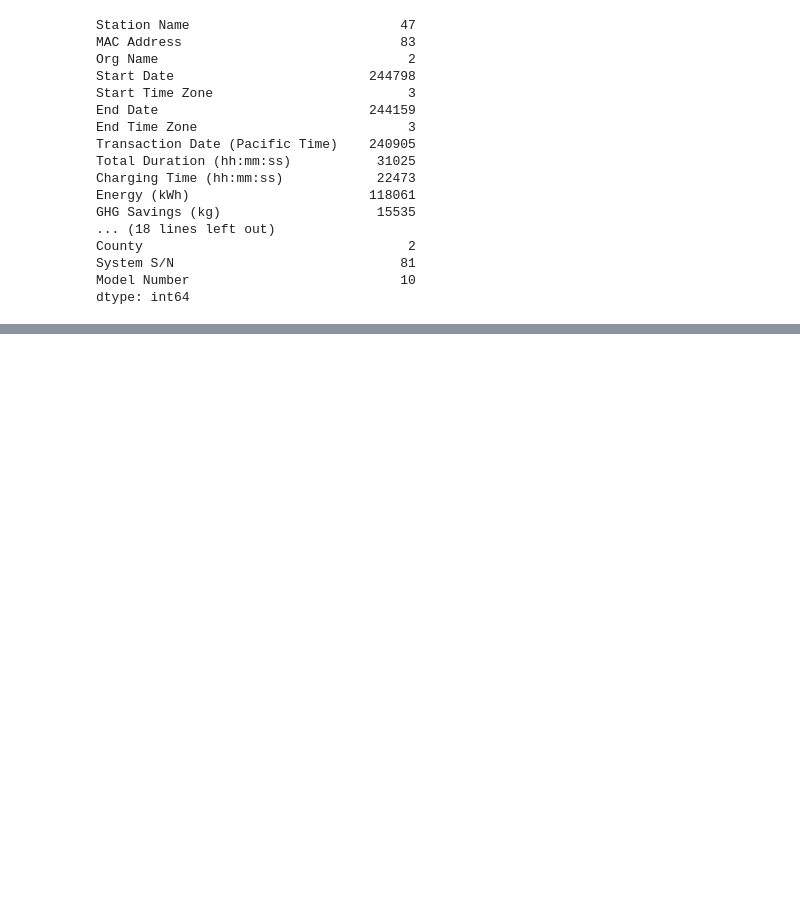
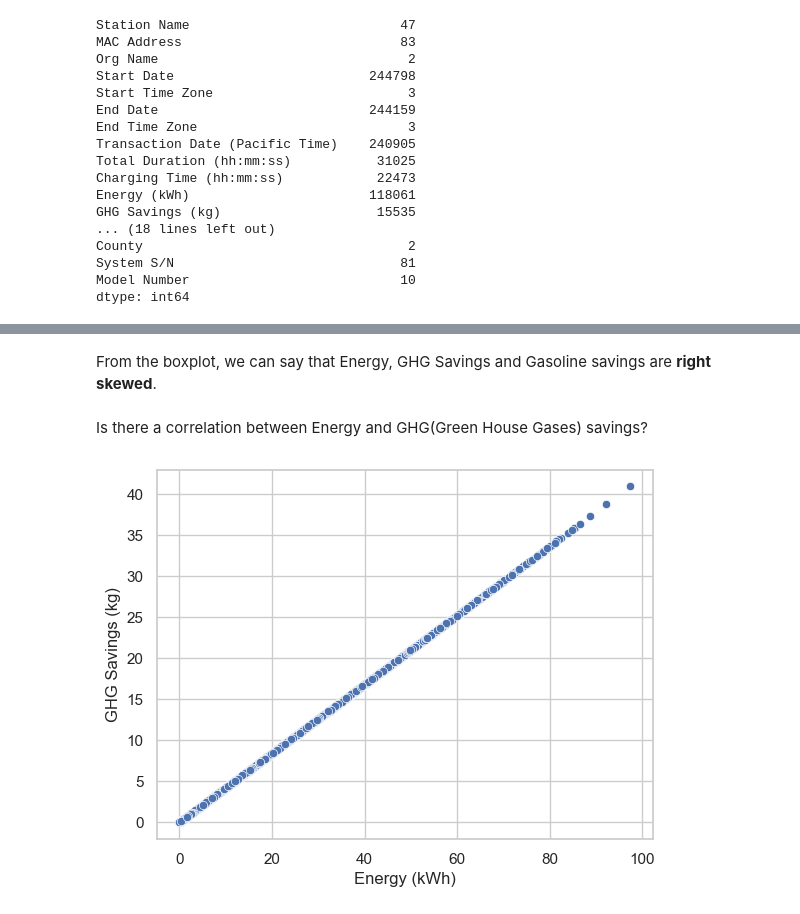
Before and after one commit to Gangaraj-eng/IT496_DataForce_CourseProject1, a Jupyter notebook: 202001411/202001411_IT496_CP1.ipynb, the cells around one changed output, grey strips where cells are left out. Drawn from its saved outputs; the diff is of its cells as text; code cells hidden in the pictures; blank space fills up the shorter version.

```diff
--- a/202001411/202001411_IT496_CP1.ipynb
+++ b/202001411/202001411_IT496_CP1.ipynb
@@ -106,0 +129,9 @@ dtype: int64
+# %% [markdown]
+From the boxplot, we can say that Energy, GHG Savings and Gasoline savings are **right skewed**.
+# %% [markdown]
+Is there a correlation between Energy and GHG(Green House Gases) savings?
+# %%
+sns.scatterplot(x=data['Energy (kWh)'], y = data['GHG Savings (kg)'])
+plt.show()
+# %% [output]
+[figure, added]
```
Also changed, not shown: parts of 35 cells of this notebook.
